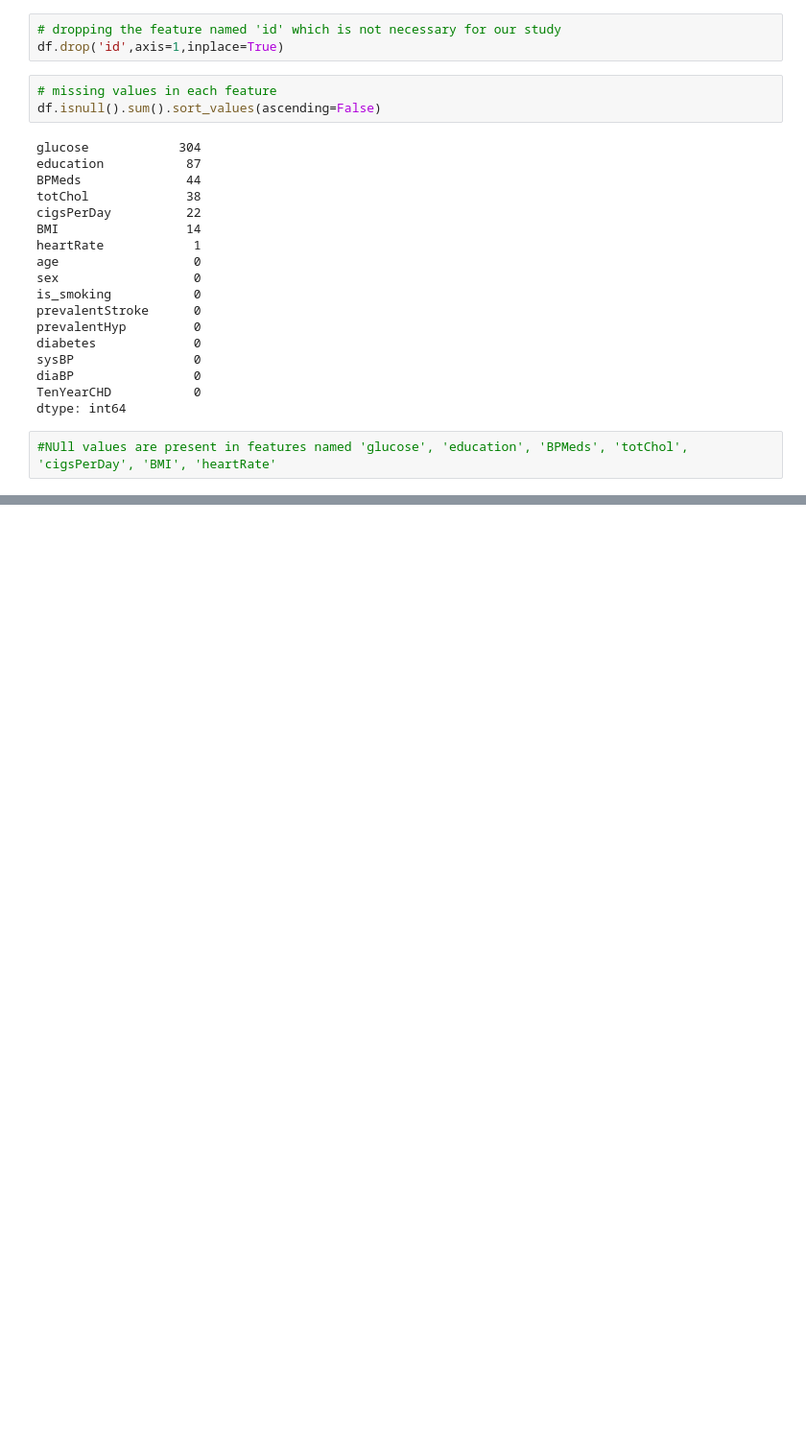
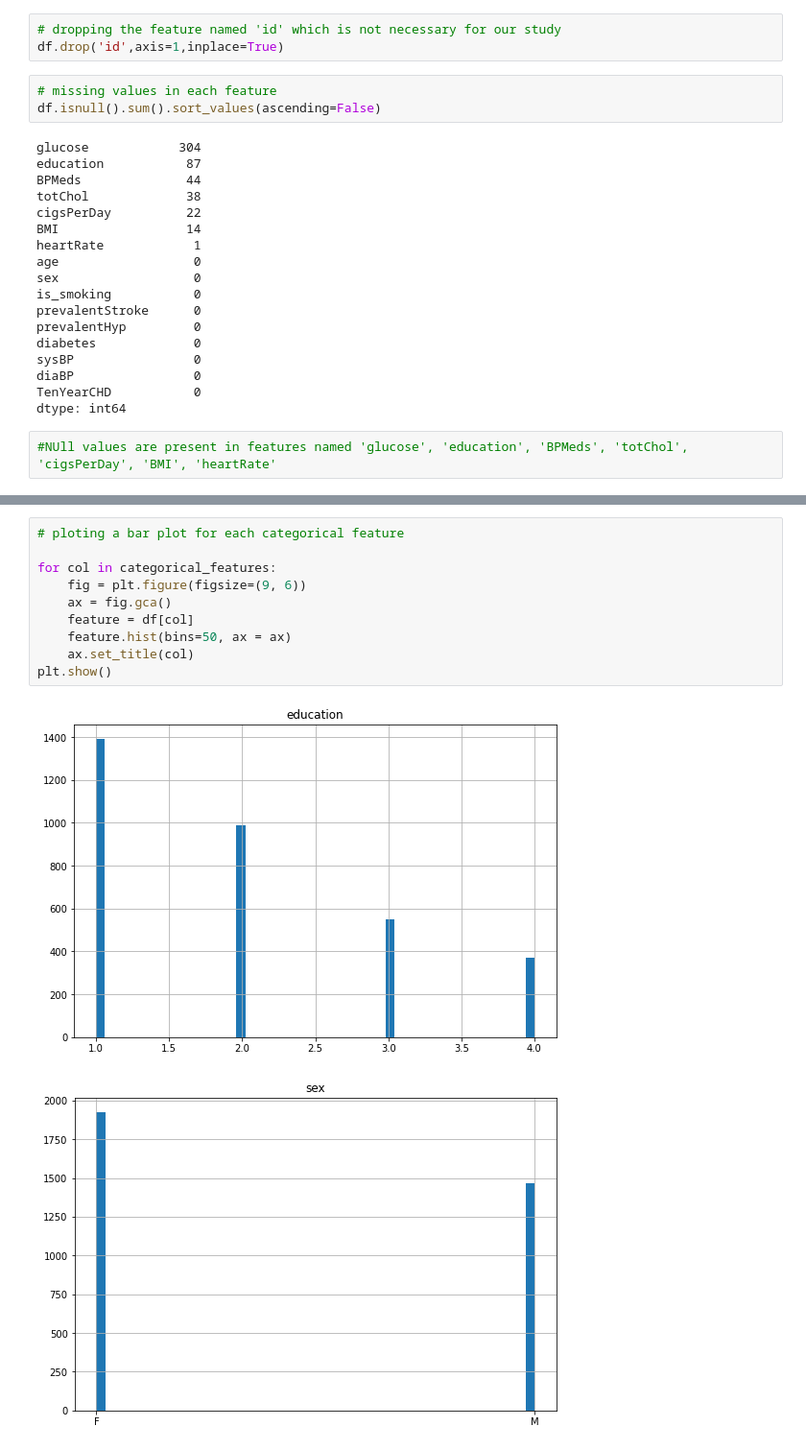
Before and after one commit to shksuraj/Capstone-project-ML-classification, a Jupyter notebook: Copy_of_Untitled26.ipynb, the cells around one changed output, grey strips where cells are left out. Shown: that part at 96% size. Drawn from its saved outputs; the diff is of its cells as text; blank space fills up the shorter version.

```diff
--- a/Copy_of_Untitled26.ipynb
+++ b/Copy_of_Untitled26.ipynb
@@ -108,0 +144,13 @@ dtype: int64
+# %%
+# ploting a bar plot for each categorical feature
+
+for col in categorical_features:
+    fig = plt.figure(figsize=(9, 6))
+    ax = fig.gca()
+    feature = df[col]
+    feature.hist(bins=50, ax = ax)
+    ax.set_title(col)
+plt.show()
+# %% [output]
+[figure, added]
+[figure, added]
```
Also changed, not shown: parts of 16 cells of this notebook.
